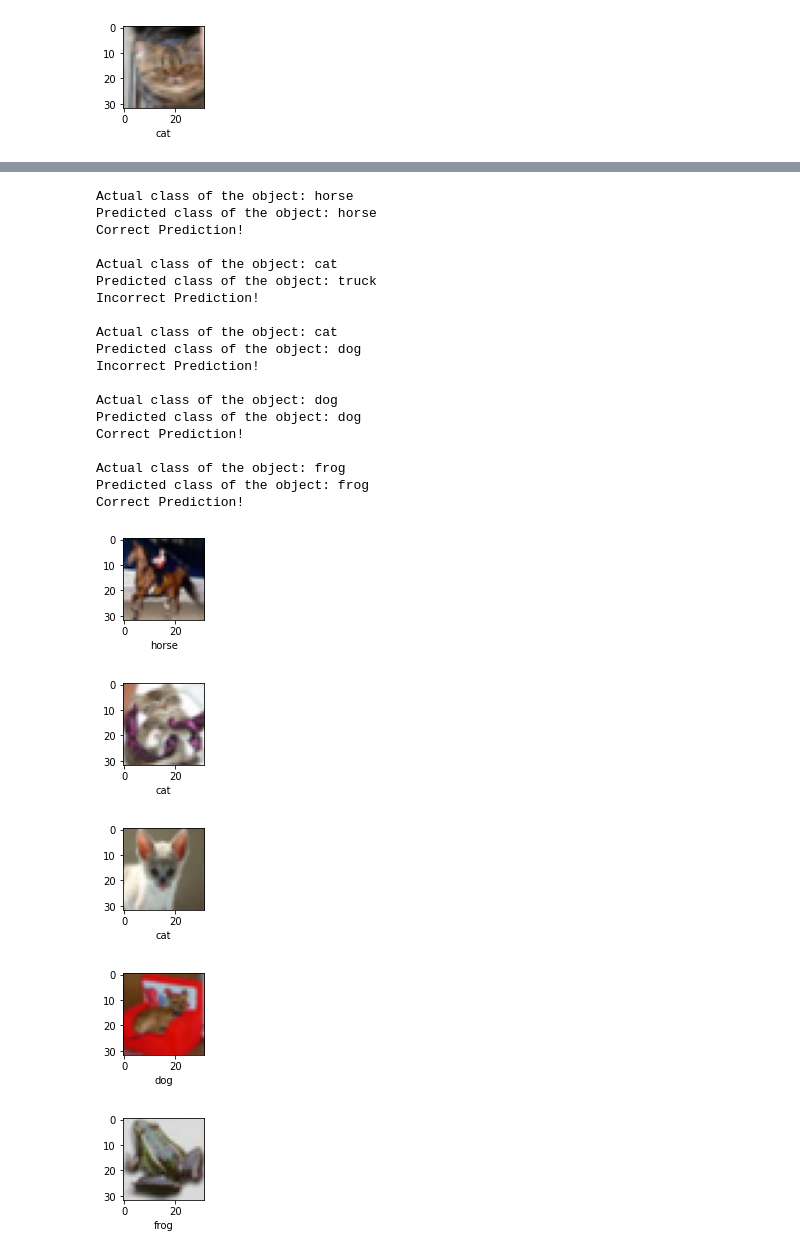
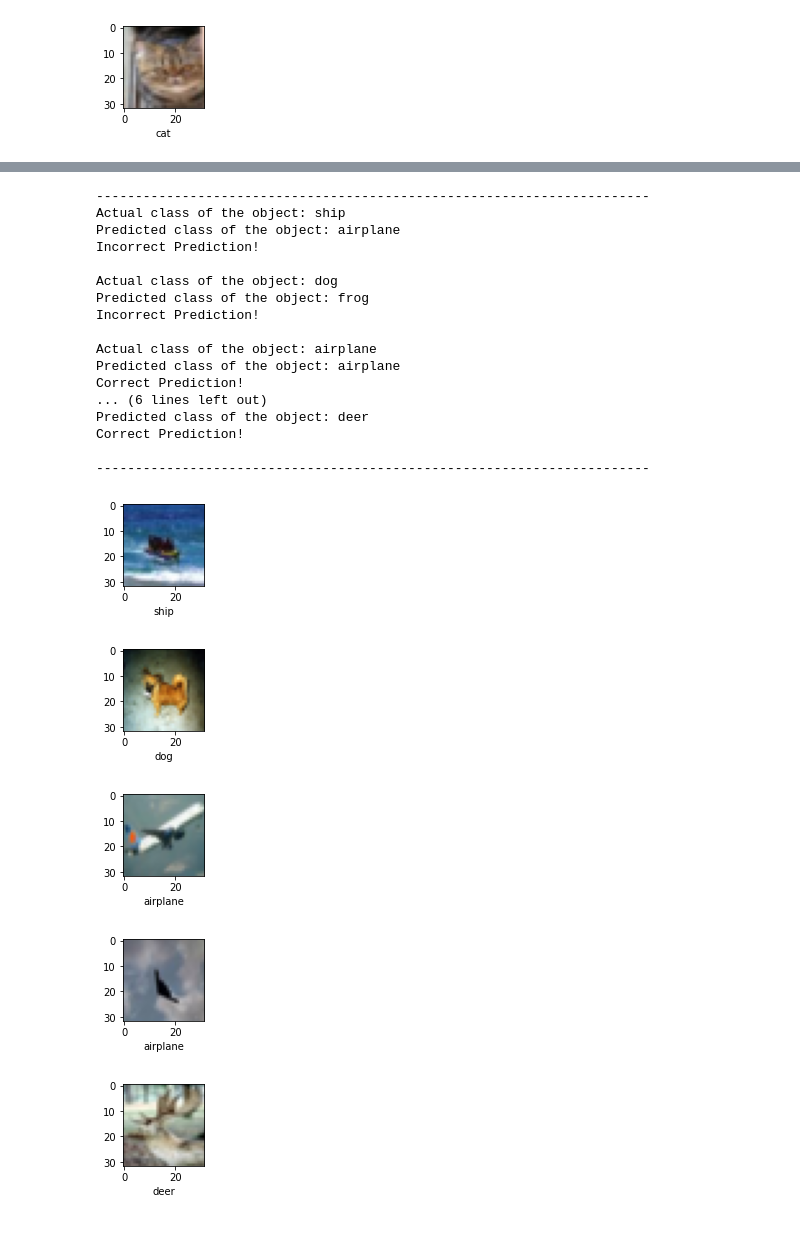
Before and after one commit to Zad-100/Object_Recognition_CNN_Project, a Jupyter notebook: ObjectRecognition.ipynb, the cells around one changed output, grey strips where cells are left out. Saved outputs shown, nothing was run; the diff lists cells and outputs as text; code cells hidden in the pictures.

Commit message:
Revised the model and made final changes... Ready for submission. :-)

```diff
--- a/ObjectRecognition.ipynb
+++ b/ObjectRecognition.ipynb
@@ -288,11 +330,7 @@ The predictions arrays are:-
 # %%
-# Checking whether the predictions are correct or not.
-yPredictions = or_model.predict(xTestr)
-yPredictedClasses = [np.argmax(probability) for probability in yPredictions]
-
 # Function to check if the prediction was correct
 def ifPredictionCorrect(index):
-    # plotting the image first
+    # Plotting the image first
     plotImage(xTest, yTestr, index)
 
     print("Actual class of the object:", classes[yTestr[index]])
@@ -305,35 +343,37 @@ def ifPredictionCorrect(index):
         print("Incorrect Prediction!")
 
     print("")
-
-ifPredictionCorrect(984)
-ifPredictionCorrect(3489)
-ifPredictionCorrect(5155)
-ifPredictionCorrect(8469)
-ifPredictionCorrect(9969)
+# end function ifPredictionCorrect()
-# %% [output]
-Actual class of the object: horse
-Predicted class of the object: horse
-Correct Prediction!
-
-Actual class of the object: cat
-Predicted class of the object: truck
-Incorrect Prediction!
-
-Actual class of the object: cat
-Predicted class of the object: dog
-Incorrect Prediction!
-
-Actual class of the object: dog
-Predicted class of the object: dog
-Correct Prediction!
-
-Actual class of the object: frog
-Predicted class of the object: frog
-Correct Prediction!
-[figure, removed]
-[figure, removed]
-[figure, removed]
-[figure, removed]
-[figure, removed]
+# %%
+# Function Calls
+print("-----------------------------------------------------------------------")
+ifPredictionCorrect(368)
+ifPredictionCorrect(2989)
+ifPredictionCorrect(5788)
+ifPredictionCorrect(7356)
+ifPredictionCorrect(9536)
+print("-----------------------------------------------------------------------")
+# %% [output]
+-----------------------------------------------------------------------
+Actual class of the object: ship
+Predicted class of the object: airplane
+Incorrect Prediction!
+
+Actual class of the object: dog
+Predicted class of the object: frog
+Incorrect Prediction!
+
+Actual class of the object: airplane
+Predicted class of the object: airplane
+Correct Prediction!
+... (6 lines left out)
+Predicted class of the object: deer
+Correct Prediction!
+
+-----------------------------------------------------------------------
+[figure, added]
+[figure, added]
+[figure, added]
+[figure, added]
+[figure, added]
 # %% [markdown]
```
Also changed, not shown: parts of 30 cells of this notebook.
